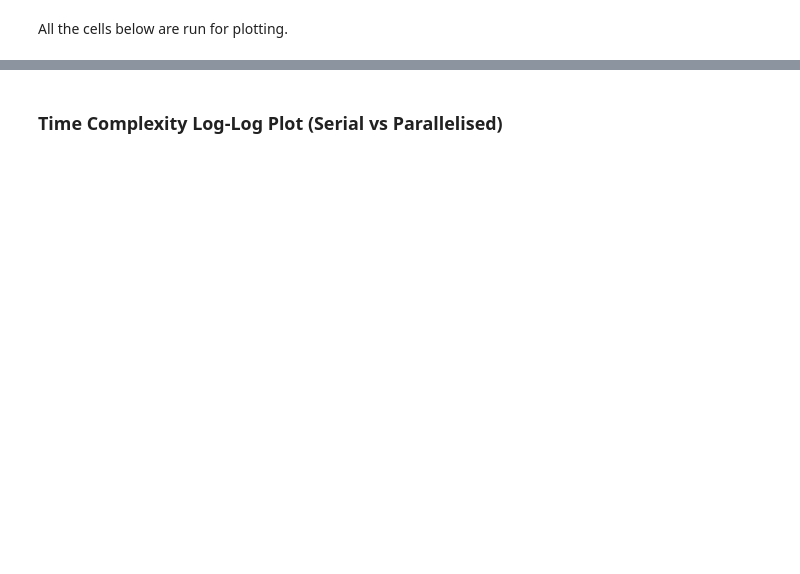
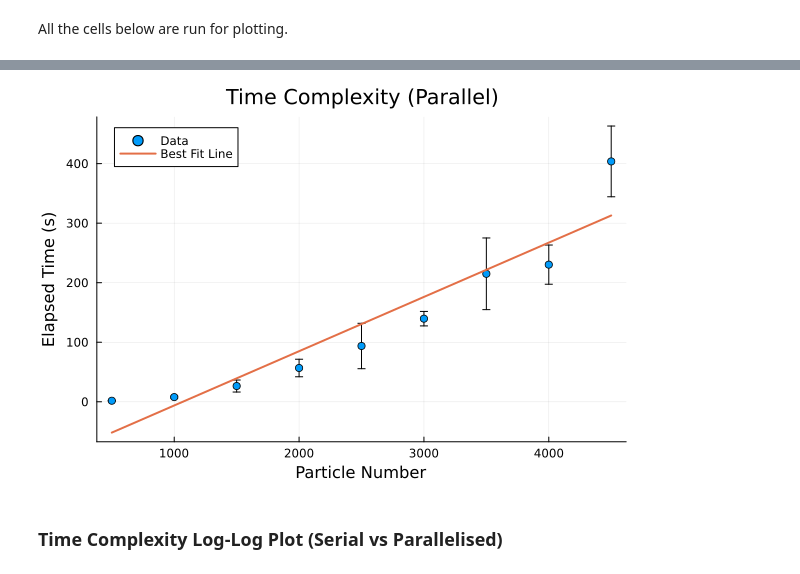
Before and after one commit to Treucyan/phy215-final, a Jupyter notebook: Final_Submission/215_Final_Project_Guinto_Jara_Macatangay_Oidem.ipynb, the cells around one changed output, grey strips where cells are left out. Saved outputs shown, nothing was run; the diff lists cells and outputs as text; code cells hidden in the pictures; blank space fills up the shorter version.

```diff
--- a/Final_Submission/215_Final_Project_Guinto_Jara_Macatangay_Oidem.ipynb
+++ b/Final_Submission/215_Final_Project_Guinto_Jara_Macatangay_Oidem.ipynb
@@ -199,9 +374,9 @@ writedlm("raw_data/parallel_time particle_number = 5000.txt", parallel_time)
 All the cells below are run for plotting.
 # %%
 # Compile serial_time array into one
-parallel_run_time = zeros(10,4)
+parallel_run_time = zeros(9,4)
 init_particle_number = 500
-final_particle_number = 5000
+final_particle_number = 4500
 steps = 500
 for i = init_particle_number:steps:final_particle_number
     particle_number = i
@@ -215,15 +401,18 @@ parallel_run_time_stats = time_complexity.run_time_stats(parallel_run_time)
 # %%
-x_stats = parallel_run_time_stats[:,1]
-y_stats = parallel_run_time_stats[:,2]
-se = parallel_run_time_stats[:,3]
-data = DataFrame(x = x_stats, y = y_stats)
+x_stats_parallel = parallel_run_time_stats[:,1]
+y_stats_parallel = parallel_run_time_stats[:,2]
+se_parallel = parallel_run_time_stats[:,3]
+data = DataFrame(x = x_stats_parallel, y = y_stats_parallel)
 model = lm(@formula(y ~ x), data)
 intercept, slope = coef(model)
 
-y_best = intercept .+ slope .* x_stats
-scatter(x_stats, y_stats, yerror=se, label = "Data",
+y_best_parallel = intercept .+ slope .* x_stats_parallel
+scatter(x_stats_parallel, y_stats_parallel, yerror=se_parallel,
+    label = "Data",
     xlabel = "Particle Number", ylabel = "Elapsed Time (s)",
     title = "Time Complexity (Parallel)")
-plot!(x_stats, y_best, label = "Best Fit Line", lw = 2)
+plot!(x_stats_parallel, y_best_parallel, label = "Best Fit Line", lw = 2)
+# %% [output]
+[figure, added]
 # %% [markdown]
 ### Time Complexity Log-Log Plot (Serial vs Parallelised)
```
Also changed, not shown: parts of 27 cells of this notebook, 6 other files.
